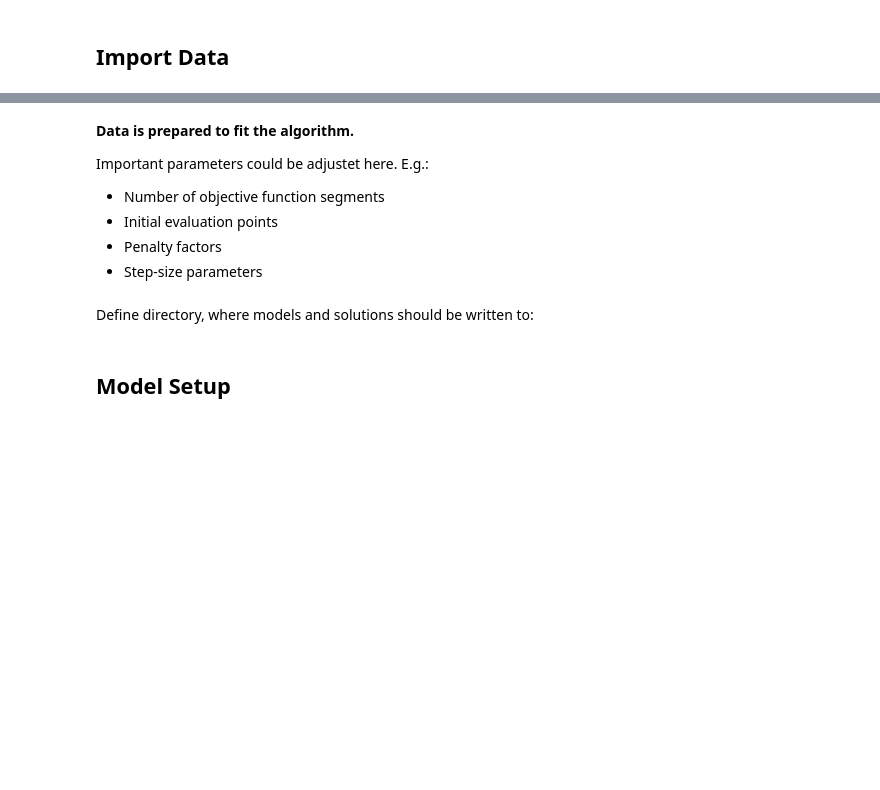
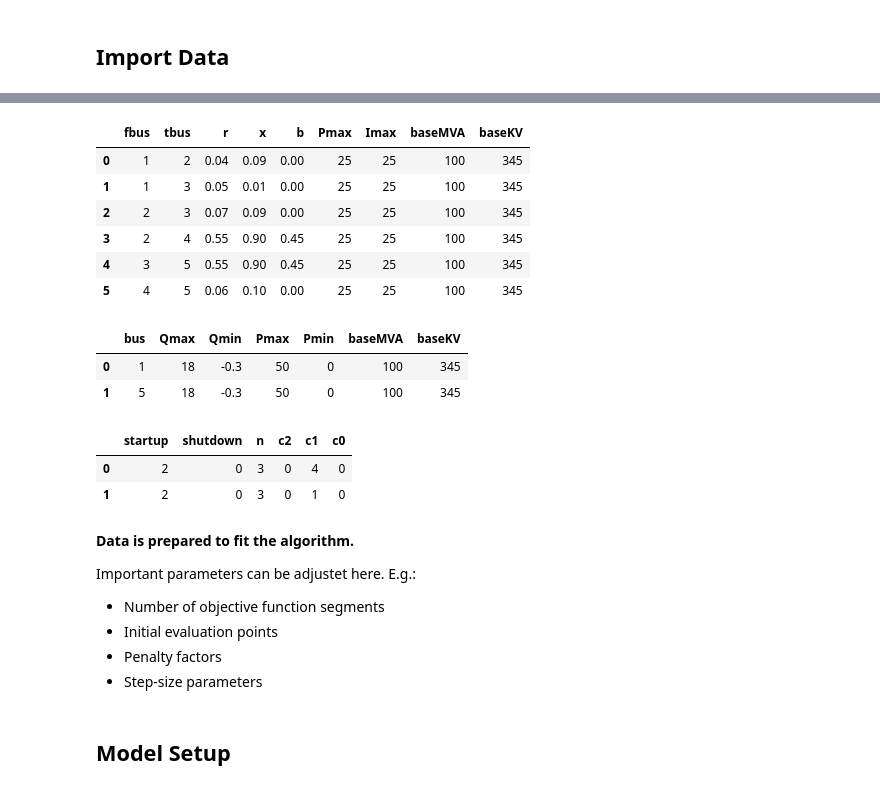
Before and after one commit to leoschleier/acopf, a Jupyter notebook: notebooks/SLP.ipynb, the cells around one changed output, grey strips where cells are left out. Saved outputs shown, nothing was run; the diff lists cells and outputs as text; code cells hidden in the pictures; blank space fills up the shorter version.

```diff
--- a/notebooks/SLP.ipynb
+++ b/notebooks/SLP.ipynb
@@ -93,7 +53,29 @@ Cost Data
+# %%
+branch_data
+# %% [output]
+|  | fbus | tbus | r | x | b | Pmax | Imax | baseMVA | baseKV |
+| 0 | 1 | 2 | 0.04 | 0.09 | 0.00 | 25 | 25 | 100 | 345 |
+| 1 | 1 | 3 | 0.05 | 0.01 | 0.00 | 25 | 25 | 100 | 345 |
+| 2 | 2 | 3 | 0.07 | 0.09 | 0.00 | 25 | 25 | 100 | 345 |
+| 3 | 2 | 4 | 0.55 | 0.90 | 0.45 | 25 | 25 | 100 | 345 |
+| 4 | 3 | 5 | 0.55 | 0.90 | 0.45 | 25 | 25 | 100 | 345 |
+| 5 | 4 | 5 | 0.06 | 0.10 | 0.00 | 25 | 25 | 100 | 345 |
+# %%
+gen_data
+# %% [output]
+|  | bus | Qmax | Qmin | Pmax | Pmin | baseMVA | baseKV |
+| 0 | 1 | 18 | -0.3 | 50 | 0 | 100 | 345 |
+| 1 | 5 | 18 | -0.3 | 50 | 0 | 100 | 345 |
+# %%
+cost_data
+# %% [output]
+|  | startup | shutdown | n | c2 | c1 | c0 |
+| 0 | 2 | 0 | 3 | 0 | 4 | 0 |
+| 1 | 2 | 0 | 3 | 0 | 1 | 0 |
 # %% [markdown]
 **Data is prepared to fit the algorithm.**
 
-Important parameters could be adjustet here. E.g.:
+Important parameters can be adjustet here. E.g.:
 + Number of objective function segments
 + Initial evaluation points
 + Penalty factors
@@ -180,5 +162,3 @@ i_ini_mn = [yk[1].dot(np.array([1,1])) for yk in yk_matrices]
 i_ini = i_ini_nm+i_ini_mn
 ikr_eva = [i.real for i in i_ini]
 ikj_eva = [i.imag for i in i_ini]
-# %% [markdown]
-Define directory, where models and solutions should be written to:
```
Also changed, not shown: parts of 28 cells of this notebook, 8 other files.
